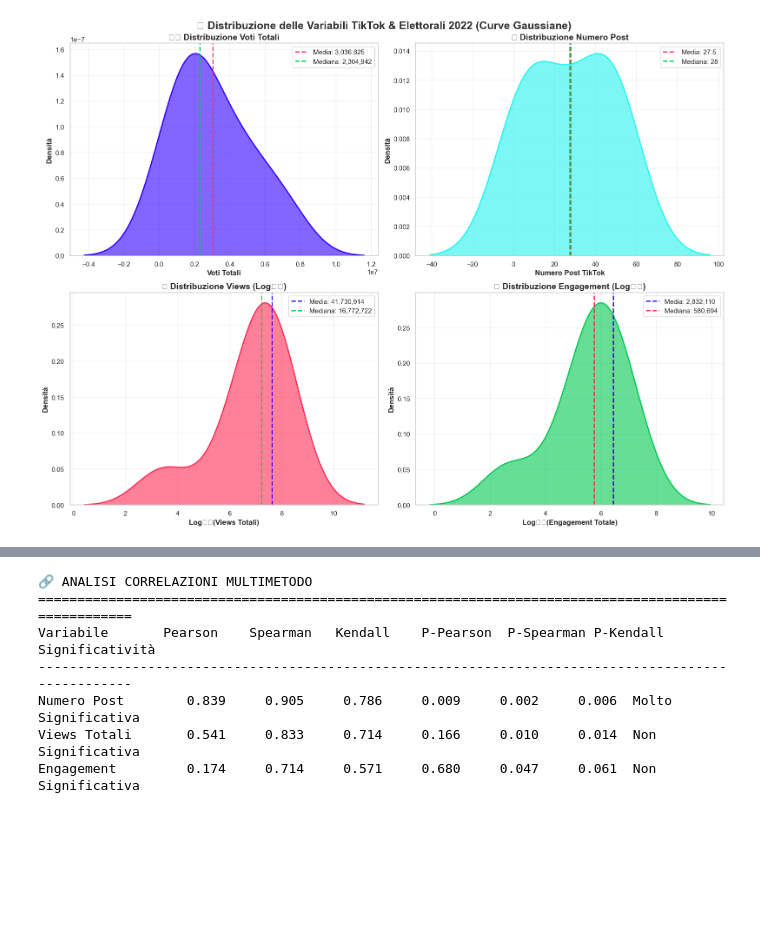
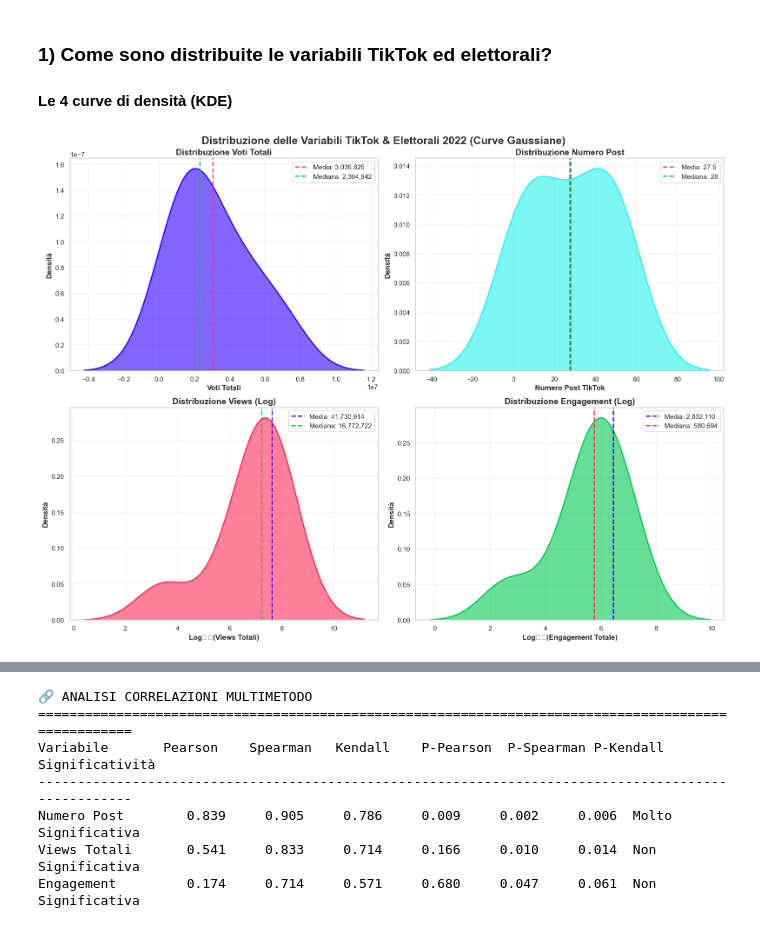
Before and after one commit to lilSultano/analisi-engagement-tiktok-elezioni-2022, a Jupyter notebook: finale.ipynb, the cells around one changed output, grey strips where cells are left out. Cells and saved outputs as stored; diff of their text form; code cells hidden in the pictures; blank space fills up the shorter version.

```diff
--- a/finale.ipynb
+++ b/finale.ipynb
@@ -273,8 +167,11 @@ Ora costruiamo il modello di regressione basato sui pattern identificati nell'an
+# %% [markdown]
+<h3><b>1) Come sono distribuite le variabili TikTok ed elettorali?</b></h3>
+<h4 class="sub"><b>Le 4 curve di densità (KDE)</b></p>
 # %%
 # 📊 DISTRIBUZIONE DELLE VARIABILI PRINCIPALI (KDE - CURVE GAUSSIANE)
 
 fig, axes = plt.subplots(2, 2, figsize=(16, 12))
-fig.suptitle('📊 Distribuzione delle Variabili TikTok & Elettorali 2022 (Curve Gaussiane)',
+fig.suptitle('Distribuzione delle Variabili TikTok & Elettorali 2022 (Curve Gaussiane)',
              fontsize=18, fontweight='bold', color=COLORS_PIE['dark'])
 
 # === SUBPLOT 1: DISTRIBUZIONE VOTI (KDE) ===
@@ -285,7 +182,7 @@ ax1.axvline(merged_data['TOTALE_VOTI_LISTA'].mean(), color=COLORS_PIE['accent'],
            linestyle='--', linewidth=2, label=f'Media: {merged_data["TOTALE_VOTI_LISTA"].mean():,.0f}')
 ax1.axvline(merged_data['TOTALE_VOTI_LISTA'].median(), color=COLORS_PIE['success'],
            linestyle='--', linewidth=2, label=f'Mediana: {merged_data["TOTALE_VOTI_LISTA"].median():,.0f}')
-ax1.set_title('🗳️ Distribuzione Voti Totali', fontsize=14, fontweight='bold')
+ax1.set_title('Distribuzione Voti Totali', fontsize=14, fontweight='bold')
 ax1.set_xlabel('Voti Totali', fontweight='bold')
 ax1.set_ylabel('Densità', fontweight='bold')
 ax1.legend()
@@ -299,7 +196,7 @@ ax2.axvline(merged_data['NUMERO_POST_TIKTOK'].mean(), color=COLORS_PIE['accent']
            linestyle='--', linewidth=2, label=f'Media: {merged_data["NUMERO_POST_TIKTOK"].mean():.1f}')
 ax2.axvline(merged_data['NUMERO_POST_TIKTOK'].median(), color=COLORS_PIE['success'],
            linestyle='--', linewidth=2, label=f'Mediana: {merged_data["NUMERO_POST_TIKTOK"].median():.0f}')
-ax2.set_title('📱 Distribuzione Numero Post', fontsize=14, fontweight='bold')
+ax2.set_title('Distribuzione Numero Post', fontsize=14, fontweight='bold')
 ax2.set_xlabel('Numero Post TikTok', fontweight='bold')
 ax2.set_ylabel('Densità', fontweight='bold')
 ax2.legend()
@@ -311,33 +208,33 @@ views_data = merged_data['TOTALE_VIEWS_TIKTOK'][merged_data['TOTALE_VIEWS_TIKTOK
 log_views = np.log10(views_data)
 sns.kdeplot(x=log_views, ax=ax3,
             color=COLORS_PIE['accent'], fill=True, alpha=0.6, linewidth=2)
 ax3.axvline(np.log10(views_data.mean()), color=COLORS_PIE['primary'],
            linestyle='--', linewidth=2, label=f'Media: {views_data.mean():,.0f}')
 ax3.axvline(np.log10(views_data.median()), color=COLORS_PIE['success'],
            linestyle='--', linewidth=2, label=f'Mediana: {views_data.median():,.0f}')
-ax3.set_title('👀 Distribuzione Views (Log₁₀)', fontsize=14, fontweight='bold')
+ax3.set_title('Distribuzione Views (Log)', fontsize=14, fontweight='bold')
 ax3.set_xlabel('Log₁₀(Views Totali)', fontweight='bold')
 ax3.set_ylabel('Densità', fontweight='bold')
 ax3.legend()
 ax3.grid(True, alpha=0.3)
 
 # === SUBPLOT 4: DISTRIBUZIONE ENGAGEMENT LOG (KDE) ===
 ax4 = axes[1, 1]
 engagement_data = merged_data['ENGAGEMENT_TOTALE'][merged_data['ENGAGEMENT_TOTALE'] > 0]
 log_engagement = np.log10(engagement_data)
 sns.kdeplot(x=log_engagement, ax=ax4,
             color=COLORS_PIE['success'], fill=True, alpha=0.6, linewidth=2)
 ax4.axvline(np.log10(engagement_data.mean()), color=COLORS_PIE['primary'],
            linestyle='--', linewidth=2, label=f'Media: {engagement_data.mean():,.0f}')
 ax4.axvline(np.log10(engagement_data.median()), color=COLORS_PIE['accent'],
            linestyle='--', linewidth=2, label=f'Mediana: {engagement_data.median():,.0f}')
-ax4.set_title('💝 Distribuzione Engagement (Log₁₀)', fontsize=14, fontweight='bold')
+ax4.set_title('Distribuzione Engagement (Log)', fontsize=14, fontweight='bold')
 ax4.set_xlabel('Log₁₀(Engagement Totale)', fontweight='bold')
 ax4.set_ylabel('Densità', fontweight='bold')
 ax4.legend()
 ax4.grid(True, alpha=0.3)
 
 plt.tight_layout()
 plt.show()
 # %% [output]
-[figure, old version]
+[figure, new version]
```
Also changed, not shown: parts of 18 cells of this notebook, 1 other file.
